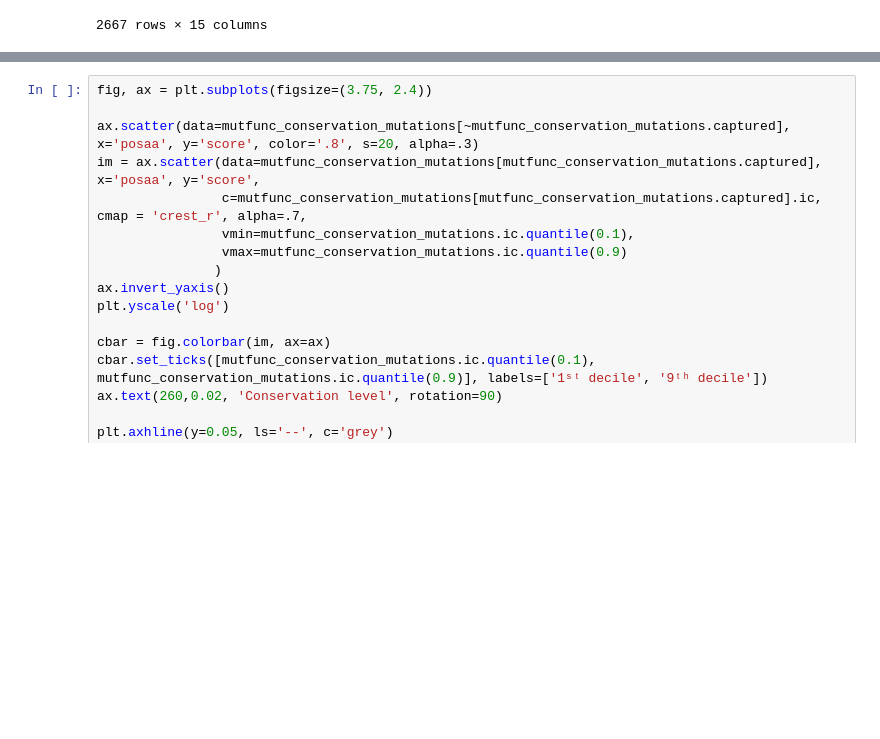
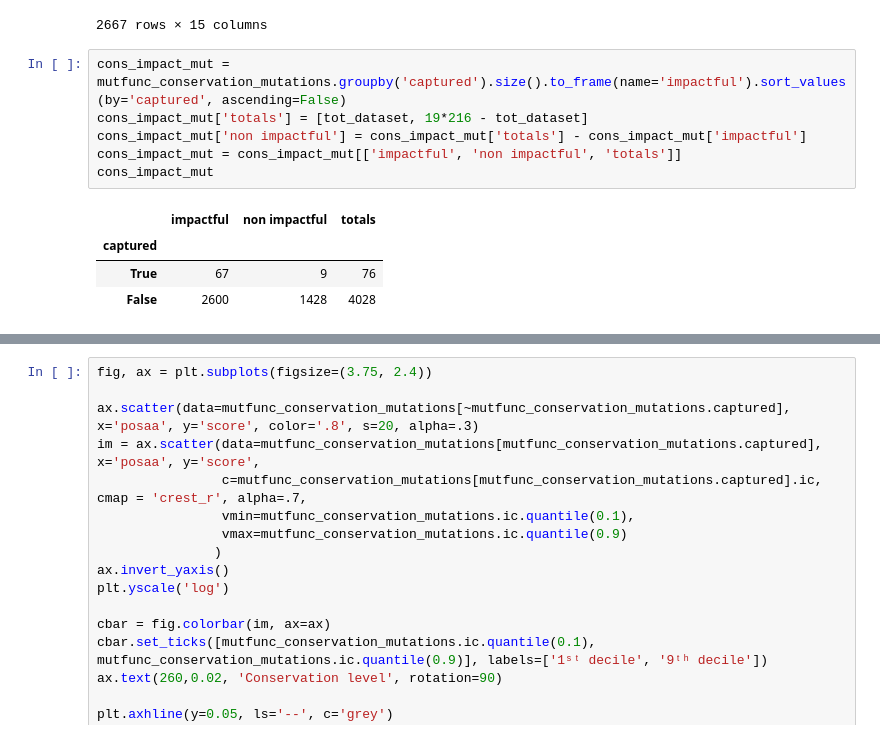
Before and after one commit to Landrylab/Durand_et_al_2023, a Jupyter notebook: FUR1_variants_v2.ipynb, the cells around one changed output, grey strips where cells are left out. Cells and saved outputs as stored; diff of their text form; blank space fills up the shorter version.

```diff
--- a/FUR1_variants_v2.ipynb
+++ b/FUR1_variants_v2.ipynb
@@ -1388,3 +1413,14 @@ mutfunc_conservation_mutations
 | 2665 | - | - | - | - | YHR128W | 216 | V | R | 1 | 0.001060 | 2.80697 | ... |
 | 2666 | - | - | - | - | YHR128W | 216 | V | G | 1 | 0.000254 | 2.80697 | ... |
 2667 rows × 15 columns
+# %%
+cons_impact_mut = mutfunc_conservation_mutations.groupby('captured').size().to_frame(name='impactful').sort_values(by='captured', ascending=False)
+cons_impact_mut['totals'] = [tot_dataset, 19*216 - tot_dataset]
+cons_impact_mut['non impactful'] = cons_impact_mut['totals'] - cons_impact_mut['impactful']
+cons_impact_mut = cons_impact_mut[['impactful', 'non impactful', 'totals']]
+cons_impact_mut
+# %% [output]
+|  | impactful | non impactful | totals |
+| captured |  |  |  |
+| True | 67 | 9 | 76 |
+| False | 2600 | 1428 | 4028 |
```
Also changed, not shown: parts of 6 cells of this notebook.
